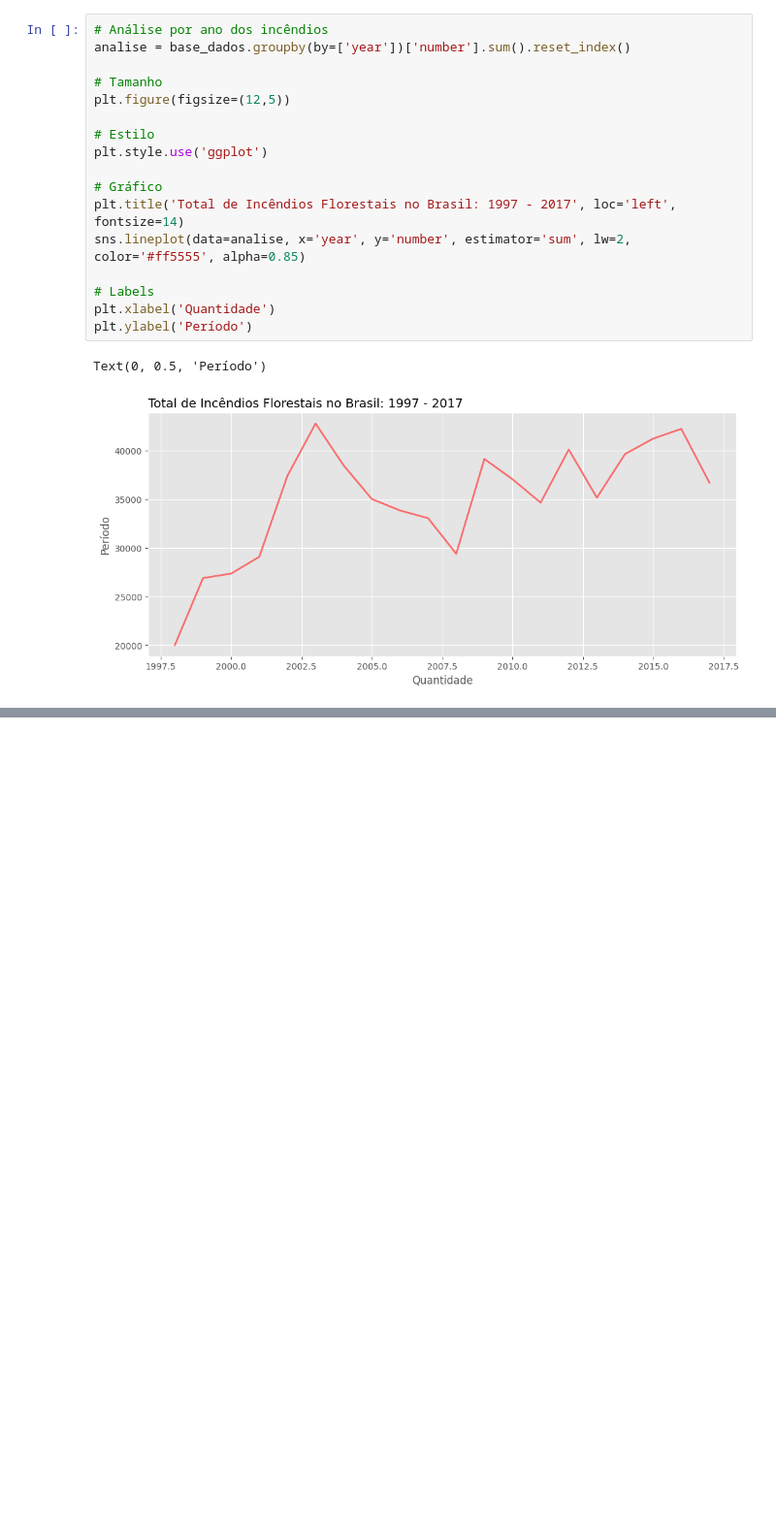
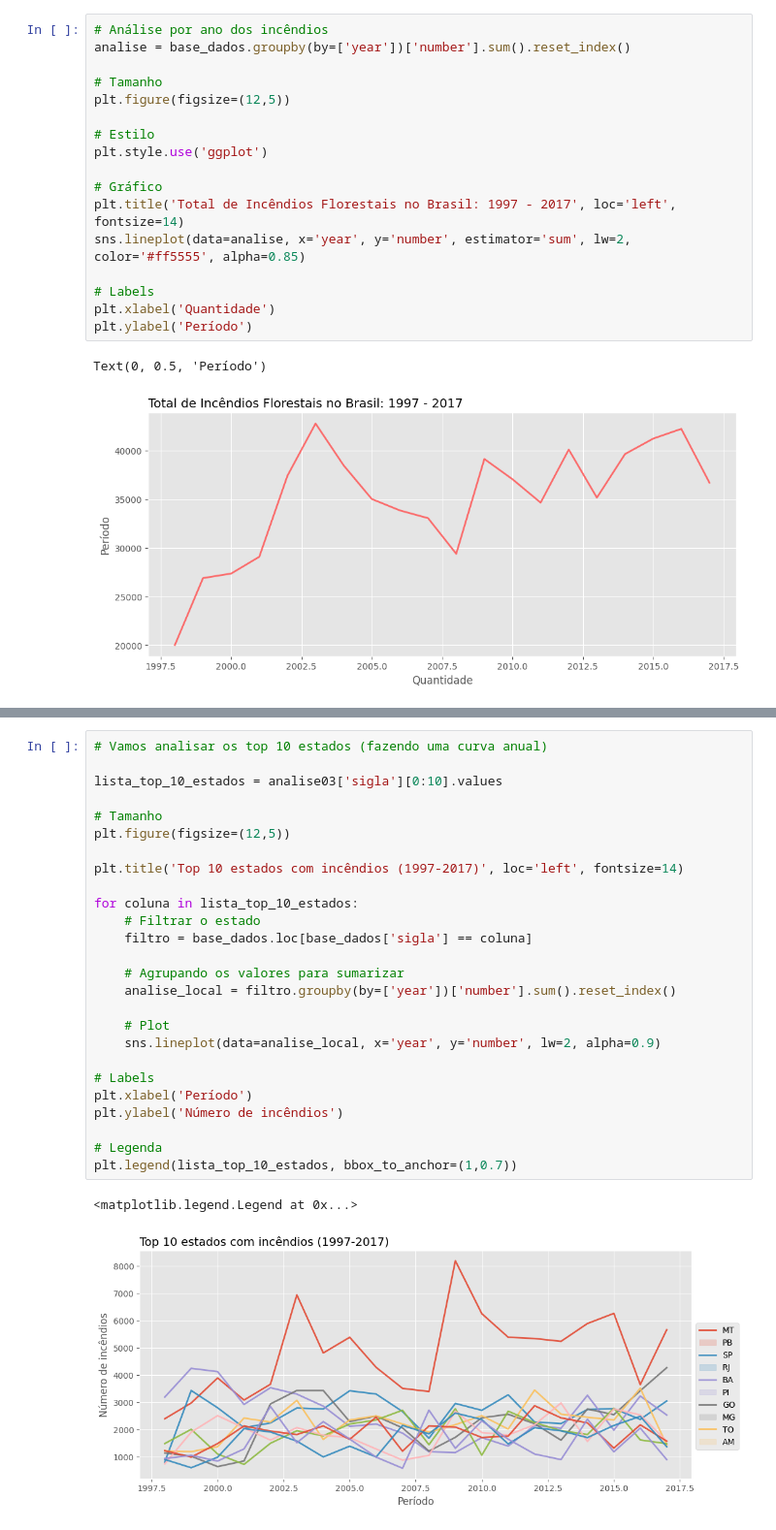
Before and after one commit to JoaoPauloCavalcante/Python_para_Analise_de_Dados_Data_Viking, a Jupyter notebook: projeto_pratico_10_analise_incendios_florestais.ipynb, the cells around one changed output, grey strips where cells are left out. Shown: that part at 97% size. Saved outputs shown, nothing was run; the diff lists cells and outputs as text; blank space fills up the shorter version.

```diff
--- a/projeto_pratico_10_analise_incendios_florestais.ipynb
+++ b/projeto_pratico_10_analise_incendios_florestais.ipynb
@@ -146,0 +220,29 @@ plt.style.available
+# %%
+# Vamos analisar os top 10 estados (fazendo uma curva anual)
+
+lista_top_10_estados = analise03['sigla'][0:10].values
+
+# Tamanho
+plt.figure(figsize=(12,5))
+
+plt.title('Top 10 estados com incêndios (1997-2017)', loc='left', fontsize=14)
+
+for coluna in lista_top_10_estados:
+    # Filtrar o estado
+    filtro = base_dados.loc[base_dados['sigla'] == coluna]
+
+    # Agrupando os valores para sumarizar
+    analise_local = filtro.groupby(by=['year'])['number'].sum().reset_index()
+
+    # Plot
+    sns.lineplot(data=analise_local, x='year', y='number', lw=2, alpha=0.9)
+
+# Labels
+plt.xlabel('Período')
+plt.ylabel('Número de incêndios')
+
+# Legenda
+plt.legend(lista_top_10_estados, bbox_to_anchor=(1,0.7))
+# %% [output]
+<matplotlib.legend.Legend at 0x...>
+[figure, added]
```
Also changed, not shown: parts of 10 cells of this notebook, 1 other file.
